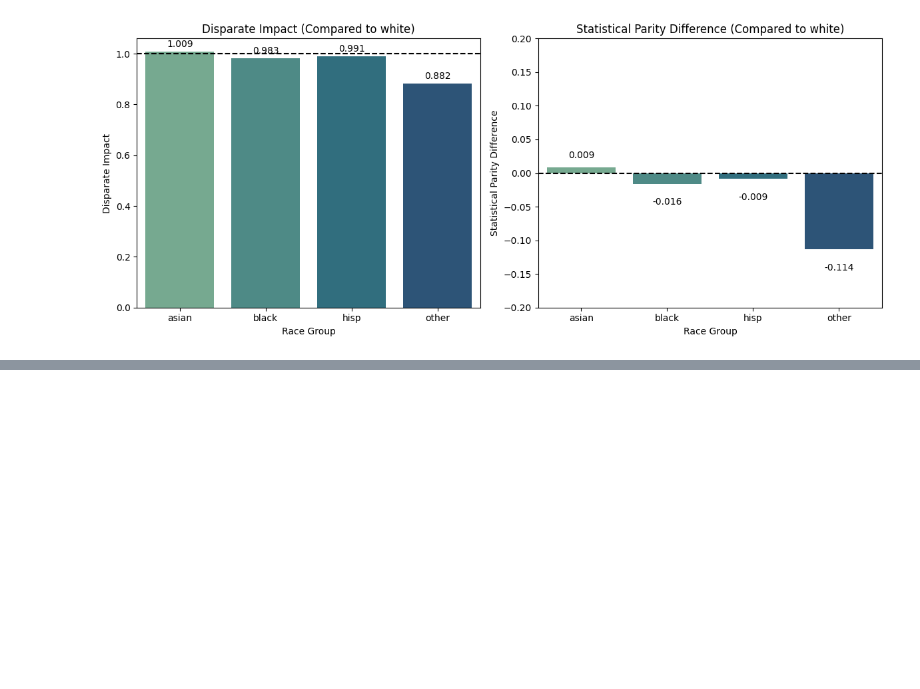
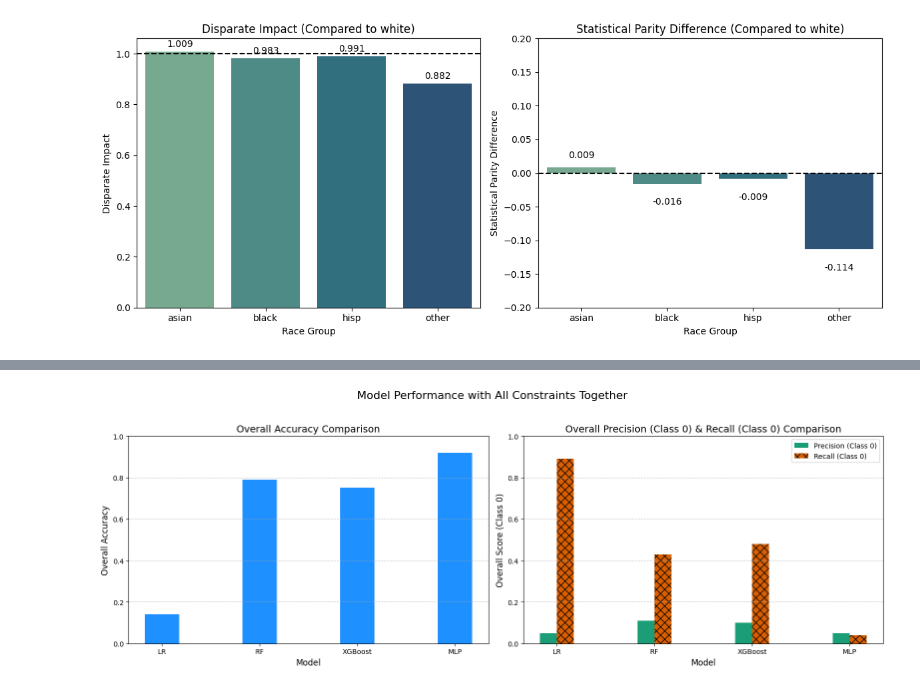
Before and after one commit to fedemarchits/ML-Bias-Mitigation, a Jupyter notebook: in-processing_mitigation.ipynb, the cells around one changed output, grey strips where cells are left out. Drawn from its saved outputs; the diff is of its cells as text; code cells hidden in the pictures; blank space fills up the shorter version.

```diff
--- a/in-processing_mitigation.ipynb
+++ b/in-processing_mitigation.ipynb
@@ -1236,0 +1093,78 @@ print(confusion_matrix(df['pass_bar'], df['pass_bar_mlp_fair_fam_inc_race_tier']
+# %%
+import matplotlib.pyplot as plt
+import numpy as np
+
+
+data_all_constraints = {
+    'LR': {
+        'Accuracy': 0.14,
+        'Precision_0': 0.05,
+        'Recall_0': 0.89
+    },
+    'RF': {
+        'Accuracy': 0.79,
+        'Precision_0': 0.11,
+        'Recall_0': 0.43
+    },
+    'XGBoost': {
+        'Accuracy': 0.75,
+        'Precision_0': 0.10,
+        'Recall_0': 0.48
+    },
+    'MLP': {
+        'Accuracy': 0.92,
+        'Precision_0': 0.05,
+        'Recall_0': 0.04
+    }
+}
+
+models = list(data_all_constraints.keys())
+
+# Extract values for plotting
+accuracy_values = [data_all_constraints[m]['Accuracy'] for m in models]
+precision_0_values = [data_all_constraints[m]['Precision_0'] for m in models]
+recall_0_values = [data_all_constraints[m]['Recall_0'] for m in models]
+
+x = np.arange(len(models))
+bar_width = 0.35
+
+fig, (ax1, ax2) = plt.subplots(1, 2, figsize=(16, 6))
+fig.suptitle('Model Performance with All Constraints Together', fontsize=16)
+
+# --- Plot 1: Overall Accuracy ---
+ax1.bar(x, accuracy_values, bar_width, color='dodgerblue')
+ax1.set_xlabel('Model', fontsize=12)
+ax1.set_ylabel('Overall Accuracy', fontsize=12)
+ax1.set_title('Overall Accuracy Comparison', fontsize=14)
+ax1.set_xticks(x)
+ax1.set_xticklabels(models, fontsize=10)
+ax1.set_ylim(0, 1.0)
+ax1.grid(axis='y', linestyle='--', alpha=0.7)
+
+# --- Plot 2: Overall Precision (Class 0) and Recall (Class 0) ---
+precision_bar_positions = x - bar_width/4
+recall_bar_positions = x + bar_width/4
+
+# Using a distinct colormap for Precision and Recall for visual separation
+colors = plt.cm.Dark2.colors
+
+# Plot Precision (Class 0)
+ax2.bar(precision_bar_positions, precision_0_values, bar_width/2,
+        label='Precision (Class 0)', color=colors[0])
+# Plot Recall (Class 0) - use hatching to distinguish from precision
+ax2.bar(recall_bar_positions, recall_0_values, bar_width/2,
+        label='Recall (Class 0)', hatch='xx', color=colors[1])
+
+ax2.set_xlabel('Model', fontsize=12)
+ax2.set_ylabel('Overall Score (Class 0)', fontsize=12)
+ax2.set_title('Overall Precision (Class 0) & Recall (Class 0) Comparison', fontsize=14)
+ax2.set_xticks(x)
+ax2.set_xticklabels(models, fontsize=10)
+ax2.legend(fontsize=10)
+ax2.set_ylim(0, 1.0)
+ax2.grid(axis='y', linestyle='--', alpha=0.7)
+
+plt.tight_layout(rect=[0, 0.03, 1, 0.95])
+plt.show()
+# %% [output]
+[figure, added]
```
Also changed, not shown: parts of 40 cells of this notebook, 7 other files.
